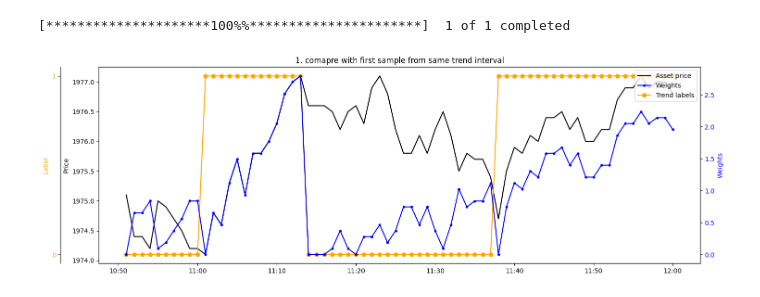
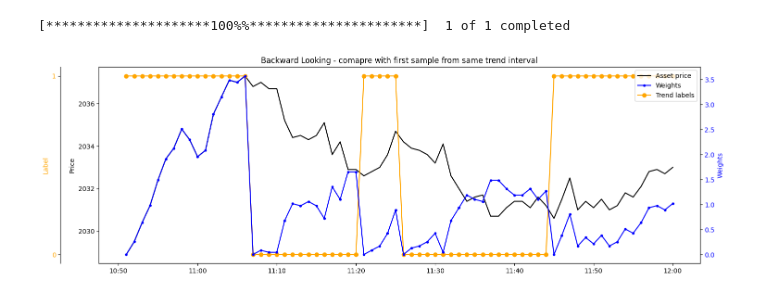
Before and after one commit to MDzaja/MasterThesis, a Jupyter notebook: weights/test.ipynb, the cells around one changed output. Saved outputs shown, nothing was run; the diff lists cells and outputs as text; code cells hidden in the pictures.

```diff
--- a/weights/test.ipynb
+++ b/weights/test.ipynb
@@ -15,8 +15,8 @@ import sequential_return as sr
 import trend_interval_return as tir
 # %%
 ticker_symbol = 'GC=F'
-start_date = '2023-11-20'
-end_date = '2023-11-21'
+start_date = '2023-12-05'
+end_date = '2023-12-06'
 start_time = "10:50:00"
 end_time = "12:00:00"
 
@@ -31,8 +31,8 @@ prices = prices[prices.index.isin(labels.index)]
 [*********************100%%**********************]  1 of 1 completed
 # %%
 weights = bl.get_weights(prices, labels)
-weights_utils.plot_weights('1. comapre with first sample from same trend interval', prices, labels, weights)
+weights_utils.plot_weights('Backward Looking - comapre with first sample from same trend interval', prices, labels, weights)
 # %% [output]
-[figure, old version]
+[figure, new version]
 # %%
 weights = fl.get_weights(prices, labels)
```
Also changed, not shown: parts of 4 cells of this notebook, 9 other files.
